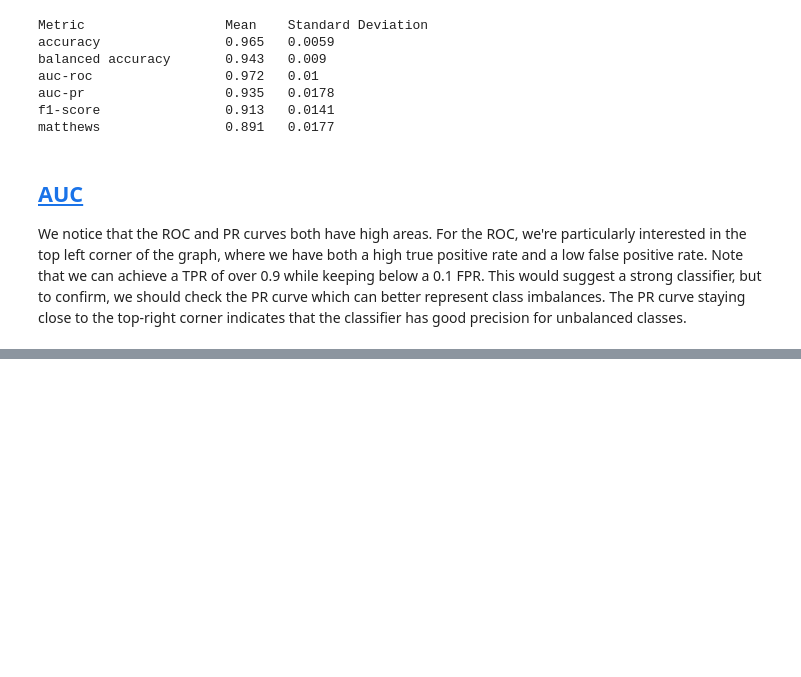
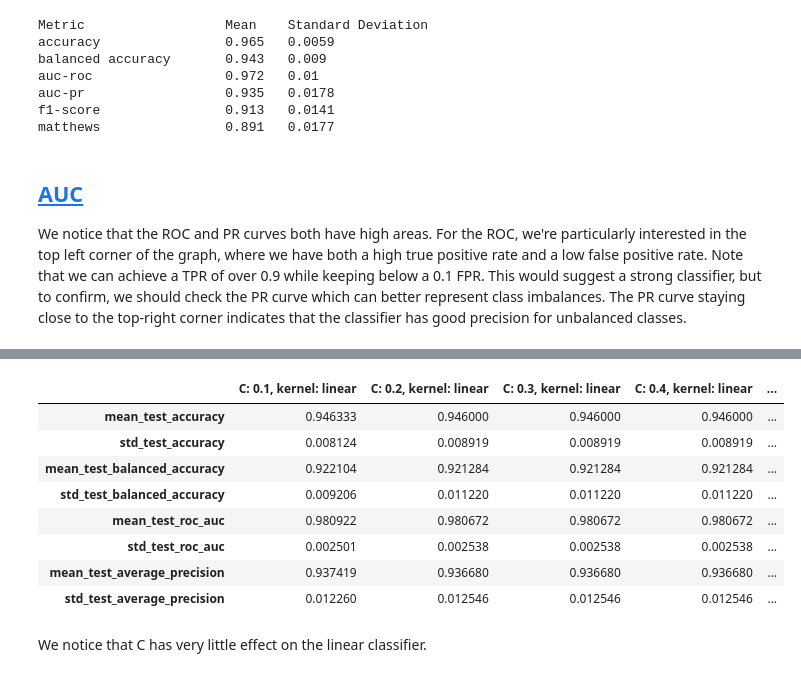
Before and after one commit to gblawrence03/CS909-materials, a Jupyter notebook: 2025/A1/assignment.ipynb, the cells around one changed output, grey strips where cells are left out. Cells and saved outputs as stored; diff of their text form; code cells hidden in the pictures; blank space fills up the shorter version.

```diff
--- a/2025/A1/assignment.ipynb
+++ b/2025/A1/assignment.ipynb
@@ -208,0 +226,17 @@ We notice that the ROC and PR curves both have high areas. For the ROC, we're pa
+# %%
+from sklearn.svm import SVC
+from sklearn.ensemble import RandomForestClassifier
+from sklearn.preprocessing import StandardScaler
+from sklearn.model_selection import GridSearchCV
+from sklearn.pipeline import make_pipeline
+
+svc = SVC()
+
+parameters = {'kernel': ['linear'], 'C': np.linspace(0.1, 1, 10)} # Value of C does not affect the linear SVM
+scoring = ['accuracy', 'balanced_accuracy', 'roc_auc', 'average_precision']
+clf = GridSearchCV(svc, parameters, cv=StratifiedKFold(n_splits=5), refit=False, scoring=scoring)
+
+# We can use a pipeline to carry out scaling at each fold. This is better than carrying out scaling
+# on the entire dataset first, as that would mean the validation data influences the training data.
+pipeline = make_pipeline(StandardScaler(), clf)
+pipeline.fit(X_train, Y_train)
@@ -208,0 +253,32 @@ We notice that the ROC and PR curves both have high areas. For the ROC, we're pa
+# %%
+
+#print(clf.best_params_)
+
+import pandas as pd # for easier tables
+
+# Convert each combination of parameters into strings
+param_list = [", ".join(
+                [f"{param}: {round(params[param], 3)\
+                    if np.isreal(params[param]) \
+                    else params[param]}"
+                    for param in params])
+                for params in clf.cv_results_['params']]
+
+keys = ['mean_test_accuracy', 'std_test_accuracy', 'mean_test_balanced_accuracy', 'std_test_balanced_accuracy',
+        'mean_test_roc_auc', 'std_test_roc_auc', 'mean_test_average_precision', 'std_test_average_precision']
+results_list = {key: clf.cv_results_.get(key) for key in keys}
+
+df = pd.DataFrame.from_dict(results_list, orient='index', columns=param_list)
+df
+# %% [output]
+|  | C: 0.1, kernel: linear | C: 0.2, kernel: linear | C: 0.3, kernel: linear | C: 0.4, kernel: linear | ... |
+| mean_test_accuracy | 0.946333 | 0.946000 | 0.946000 | 0.946000 | ... |
+| std_test_accuracy | 0.008124 | 0.008919 | 0.008919 | 0.008919 | ... |
+| mean_test_balanced_accuracy | 0.922104 | 0.921284 | 0.921284 | 0.921284 | ... |
+| std_test_balanced_accuracy | 0.009206 | 0.011220 | 0.011220 | 0.011220 | ... |
+| mean_test_roc_auc | 0.980922 | 0.980672 | 0.980672 | 0.980672 | ... |
+| std_test_roc_auc | 0.002501 | 0.002538 | 0.002538 | 0.002538 | ... |
+| mean_test_average_precision | 0.937419 | 0.936680 | 0.936680 | 0.936680 | ... |
+| std_test_average_precision | 0.012260 | 0.012546 | 0.012546 | 0.012546 | ... |
+# %% [markdown]
+We notice that C has very little effect on the linear classifier.
```
Also changed, not shown: parts of 22 cells of this notebook.
